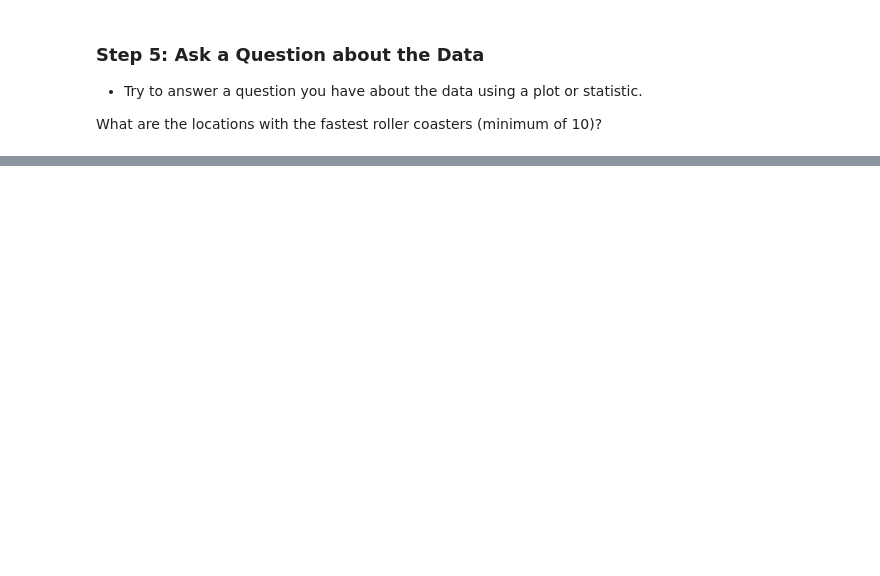
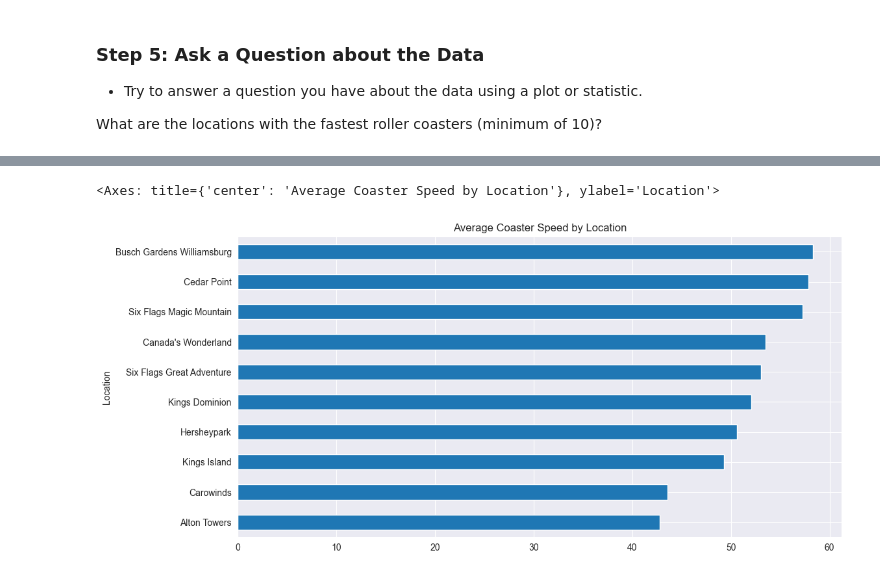
Before and after one commit to YuliiaChorna1/DS-02.1-Statistics-Pandas-, a Jupyter notebook: 2.2_extra_lesson.ipynb, the cells around one changed output, grey strips where cells are left out. Saved outputs shown, nothing was run; the diff lists cells and outputs as text; code cells hidden in the pictures; blank space fills up the shorter version.

```diff
--- a/2.2_extra_lesson.ipynb
+++ b/2.2_extra_lesson.ipynb
@@ -355,0 +392,10 @@ What are the locations with the fastest roller coasters (minimum of 10)?
+# %%
+df2.query("Location != 'Other'")\
+.groupby("Location")["Speed"]\
+.agg(["mean", "count"])\
+.query("count >= 10")\
+.sort_values("mean")["mean"]\
+.plot(kind="barh", figsize=(12, 6), title="Average Coaster Speed by Location")
+# %% [output]
+<Axes: title={'center': 'Average Coaster Speed by Location'}, ylabel='Location'>
+[figure, added]
```
Also changed, not shown: parts of 6 cells of this notebook.
